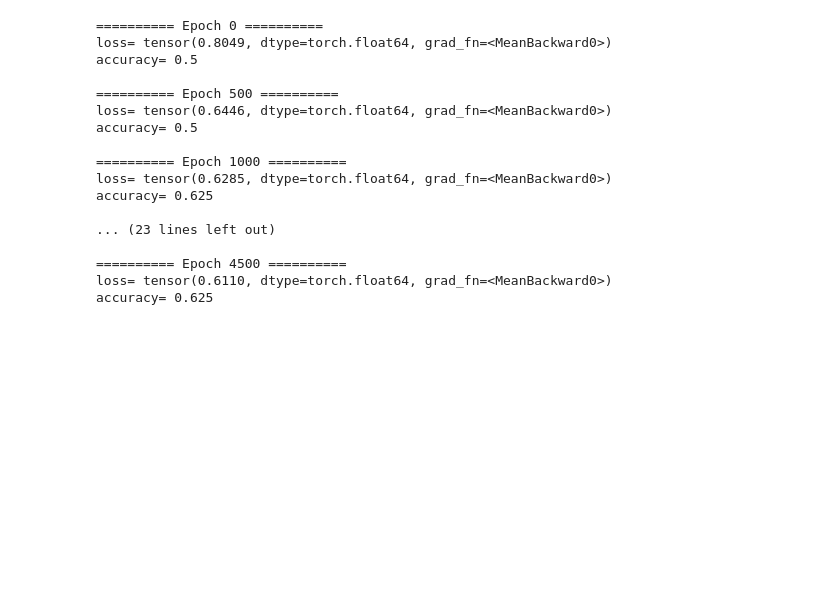
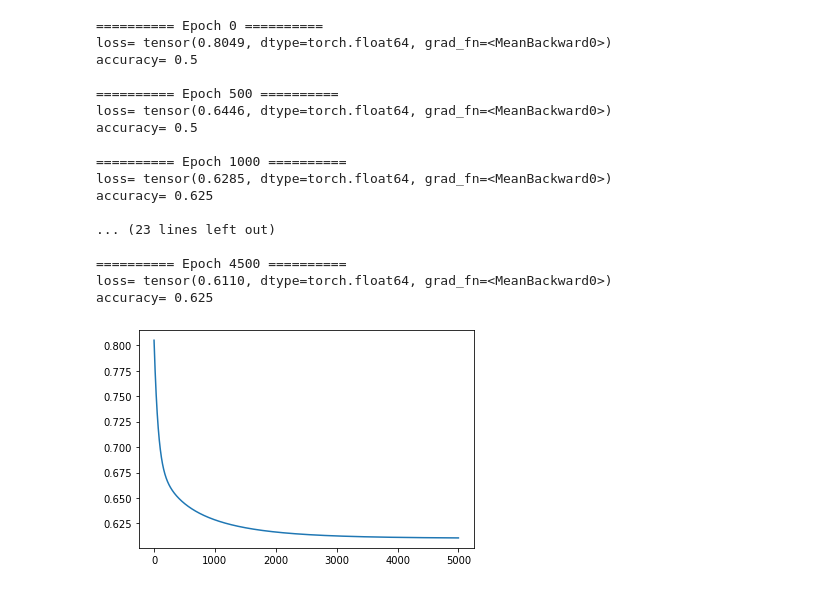
Before and after one commit to mihai2014/mihai2014.github.io, a Jupyter notebook: ml/Pytorch/3b-2inputs-3outputs.ipynb, the cells around one changed output. Cells and saved outputs as stored; diff of their text form; code cells hidden in the pictures; blank space fills up the shorter version.

```diff
--- a/ml/Pytorch/3b-2inputs-3outputs.ipynb
+++ b/ml/Pytorch/3b-2inputs-3outputs.ipynb
@@ -181,3 +181,11 @@ accuracy= 0.625
 ========== Epoch 4500 ==========
 loss= tensor(0.6110, dtype=torch.float64, grad_fn=<MeanBackward0>)
 accuracy= 0.625
+# %%
+#loss evolution
+graph_x = np.arange(0, epochs)
+graph_y = lossHistory
+plt.plot(graph_x, graph_y)
+plt.show()
+# %% [output]
+[figure, added]
```
Also changed, not shown: 9 other files.
